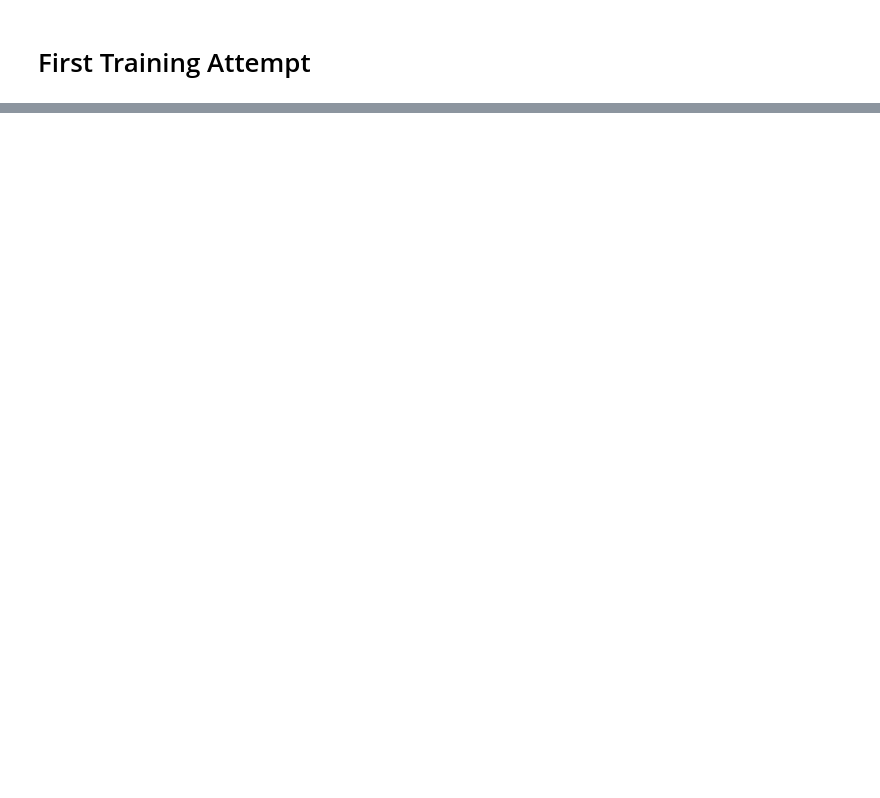
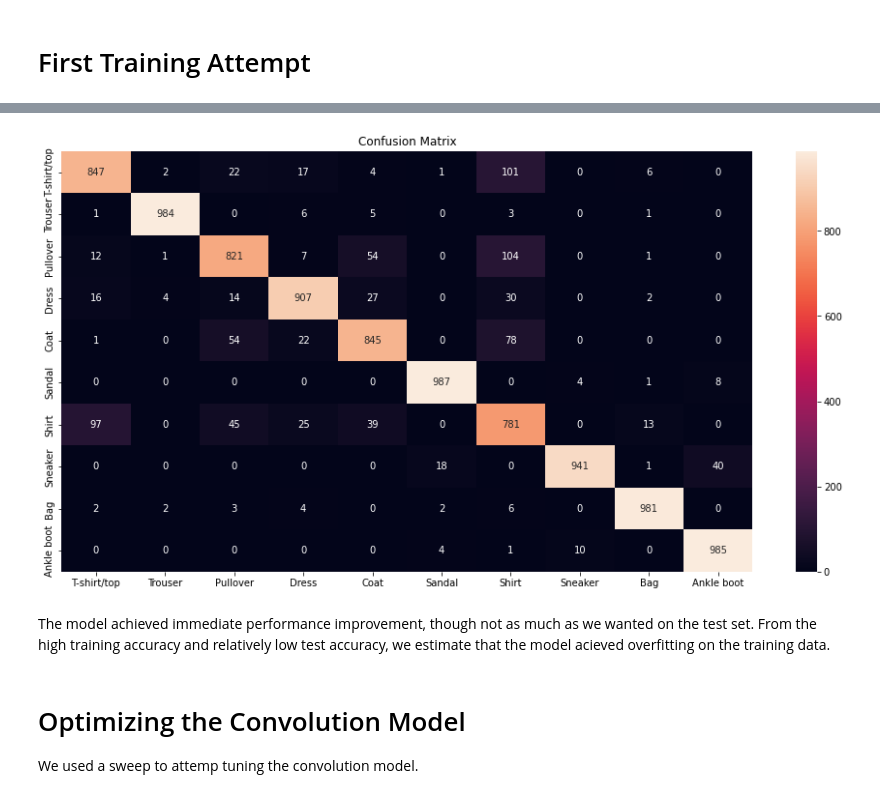
Before and after one commit to ronenmashal/ml-p2, a Jupyter notebook: ML Project 2 - Deep learning.ipynb, the cells around one changed output, grey strips where cells are left out. Cells and saved outputs as stored; diff of their text form; code cells hidden in the pictures; blank space fills up the shorter version.

```diff
--- a/ML Project 2 - Deep learning.ipynb
+++ b/ML Project 2 - Deep learning.ipynb
@@ -89,0 +207,3 @@ test_evaluation = model.evaluate(test_set.images, test_set.labels)
+# %%
+model = read_model(run, "Conv1", "v0")
+model.summary()
@@ -89,0 +240,5 @@ test_evaluation = model.evaluate(test_set.images, test_set.labels)
+# %%
+predictions = model.predict(test_set.images)
+y_test = np.argmax(predictions, axis = 1)
+cr_conv = classification_report(test_set.labels, y_test)
+cm_conv = confusion_matrix(test_set.labels, y_test)
@@ -89,0 +266,19 @@ test_evaluation = model.evaluate(test_set.images, test_set.labels)
+# %%
+plt.subplots(1, 1, figsize = (16, 8))
+ax = plt.subplot()
+# labels, title and ticks
+ax.set_xlabel('Predicted labels')
+ax.set_ylabel('True labels')
+ax.set_title('Confusion Matrix')
+sns.heatmap(cm_conv, annot=True, fmt='g', ax=ax)
+x = ax.xaxis.set_ticklabels(class_names)
+y = ax.yaxis.set_ticklabels(class_names)
+# %% [output]
+[figure, added]
+# %% [markdown]
+The model achieved immediate performance improvement, though not as much as we wanted on the test set.
+From the high training accuracy and relatively low test accuracy, we estimate that the model acieved overfitting on the training data.
+# %% [markdown]
+# Optimizing the Convolution Model
+
+We used a sweep to attemp tuning the convolution model.
```
Also changed, not shown: parts of 40 cells of this notebook, 3 other files.
